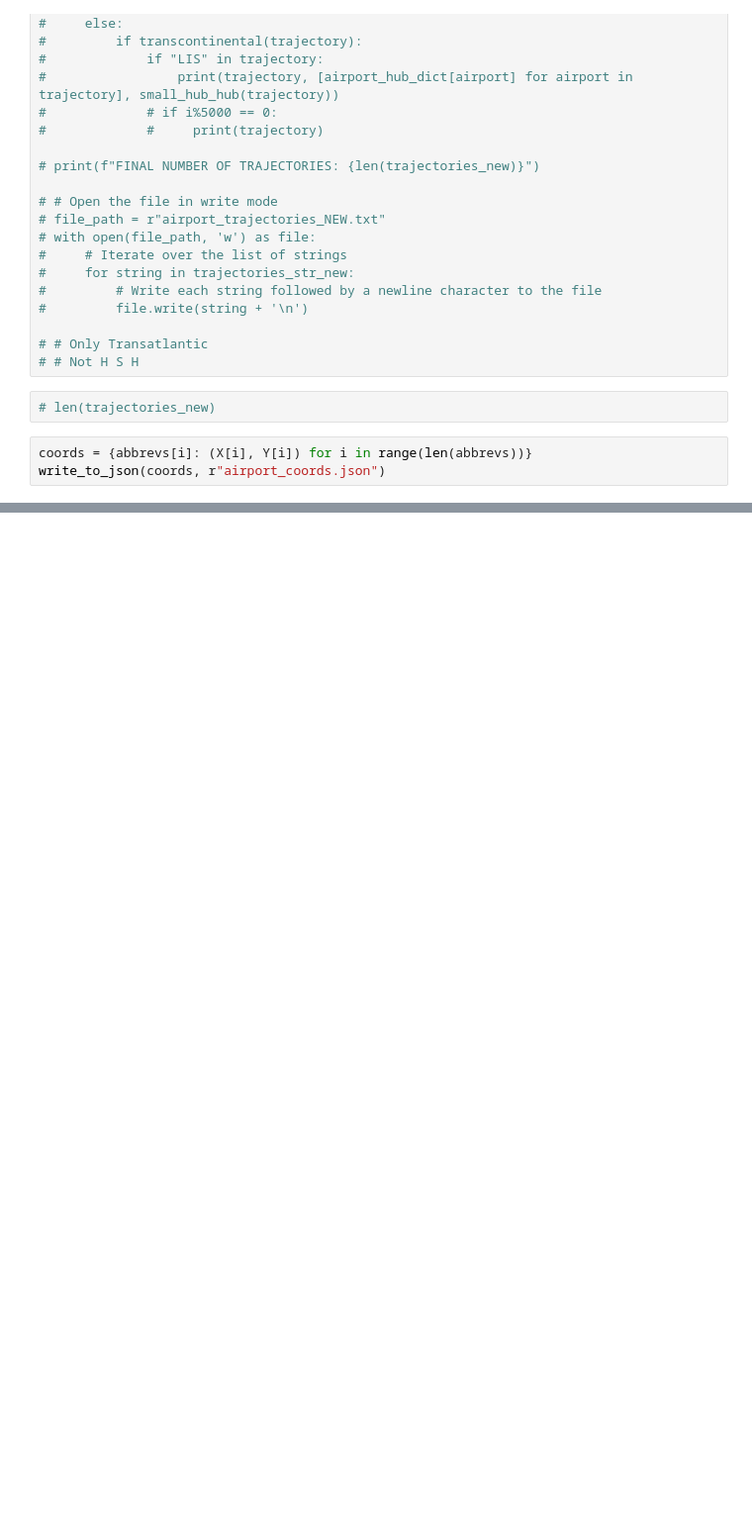
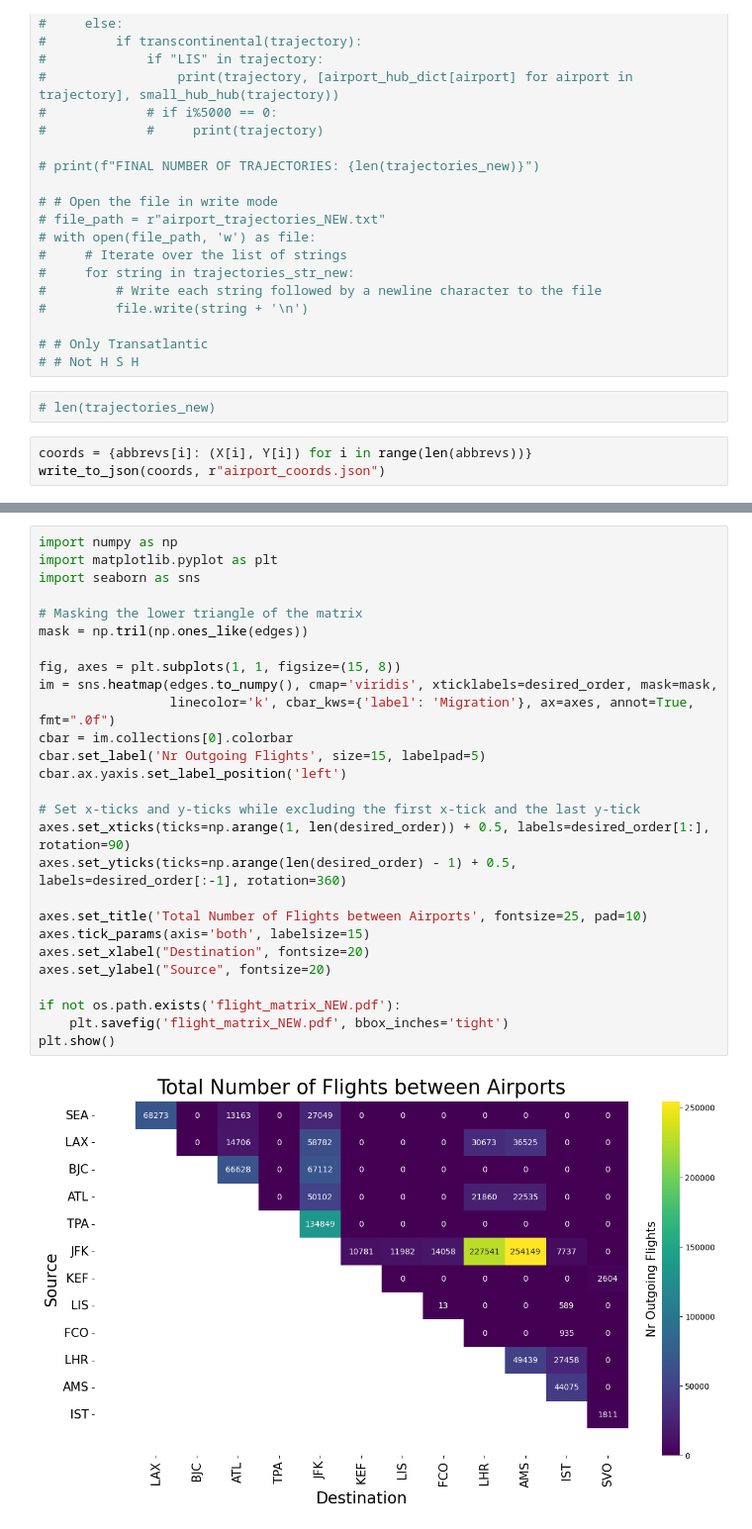
Before and after one commit to nickvandaelen/Flow-Maps, a Jupyter notebook: data_creation.ipynb, the cells around one changed output, grey strips where cells are left out. Shown at 99% size. Cells and saved outputs as stored; diff of their text form; blank space fills up the shorter version.

```diff
--- a/data_creation.ipynb
+++ b/data_creation.ipynb
@@ -582,0 +586,29 @@ plt.show()
+# %%
+import numpy as np
+import matplotlib.pyplot as plt
+import seaborn as sns
+
+# Masking the lower triangle of the matrix
+mask = np.tril(np.ones_like(edges))
+
+fig, axes = plt.subplots(1, 1, figsize=(15, 8))
+im = sns.heatmap(edges.to_numpy(), cmap='viridis', xticklabels=desired_order, mask=mask,
+                 linecolor='k', cbar_kws={'label': 'Migration'}, ax=axes, annot=True, fmt=".0f")
+cbar = im.collections[0].colorbar
+cbar.set_label('Nr Outgoing Flights', size=15, labelpad=5)
+cbar.ax.yaxis.set_label_position('left')
+
+# Set x-ticks and y-ticks while excluding the first x-tick and the last y-tick
+axes.set_xticks(ticks=np.arange(1, len(desired_order)) + 0.5, labels=desired_order[1:], rotation=90)
+axes.set_yticks(ticks=np.arange(len(desired_order) - 1) + 0.5, labels=desired_order[:-1], rotation=360)
+
+axes.set_title('Total Number of Flights between Airports', fontsize=25, pad=10)
+axes.tick_params(axis='both', labelsize=15)
+axes.set_xlabel("Destination", fontsize=20)
+axes.set_ylabel("Source", fontsize=20)
+
+if not os.path.exists('flight_matrix_NEW.pdf'):
+    plt.savefig('flight_matrix_NEW.pdf', bbox_inches='tight')
+plt.show()
+# %% [output]
+[figure, added]
```
Also changed, not shown: parts of 7 cells of this notebook, 4 other files.
